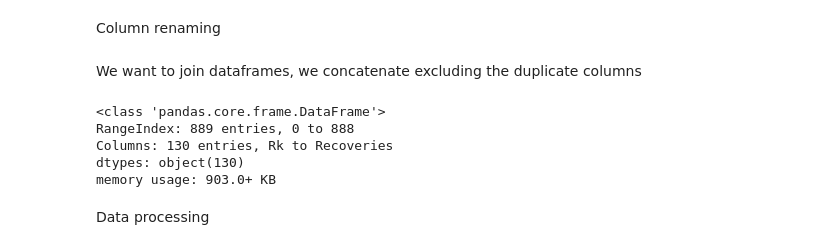
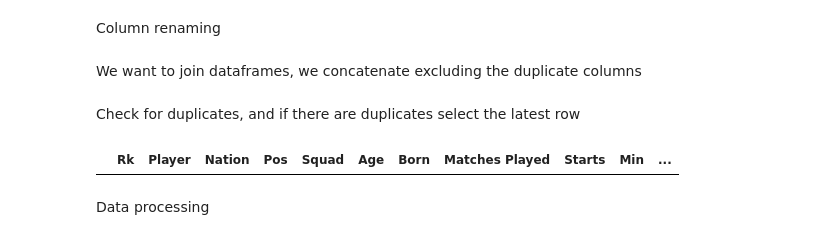
Before and after one commit to Tommy-Las/FootballAnalytics-FinalProject, a Jupyter notebook: fbref_scraper.ipynb, the cells around one changed output. Drawn from its saved outputs; the diff is of its cells as text; code cells hidden in the pictures.

```diff
--- a/fbref_scraper.ipynb
+++ b/fbref_scraper.ipynb
@@ -142,14 +142,20 @@ all_data = pd.concat([all_data, defending[defending.columns.difference(all_data.
 all_data = pd.concat([all_data, shooting[shooting.columns.difference(all_data.columns)]], axis=1)
 all_data = pd.concat([all_data, possesion[possesion.columns.difference(all_data.columns)]], axis=1)
 all_data = pd.concat([all_data, misc[misc.columns.difference(all_data.columns)]], axis=1)
-# %%
-all_data.info()
-# %% [output]
-<class 'pandas.core.frame.DataFrame'>
-RangeIndex: 889 entries, 0 to 888
-Columns: 130 entries, Rk to Recoveries
-dtypes: object(130)
-memory usage: 903.0+ KB
+# %% [markdown]
+Check for duplicates, and if there are duplicates select the latest row
+# %%
+# Mark duplicates based on the 'Player' column, keeping the last occurrence
+duplicates = all_data.duplicated(subset=['Player'], keep='last')
+
+# Keep only the last occurrence of each duplicate in 'Player'
+all_data = all_data[~duplicates]
+
+# Verify there are no more duplicates
+duplicates = all_data.duplicated(subset=['Player'])
+all_data[duplicates]
+# %% [output]
+|  | Rk | Player | Nation | Pos | Squad | Age | Born | Matches Played | Starts | Min | ... |
 # %% [markdown]
 Data processing
 # %%
```
Also changed, not shown: 1 other file.
